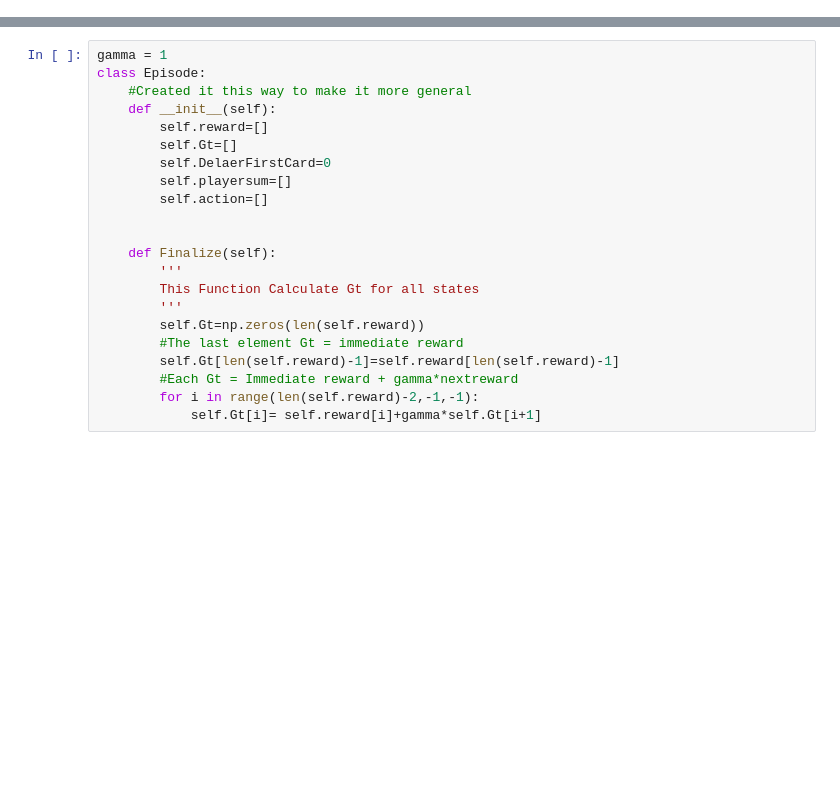
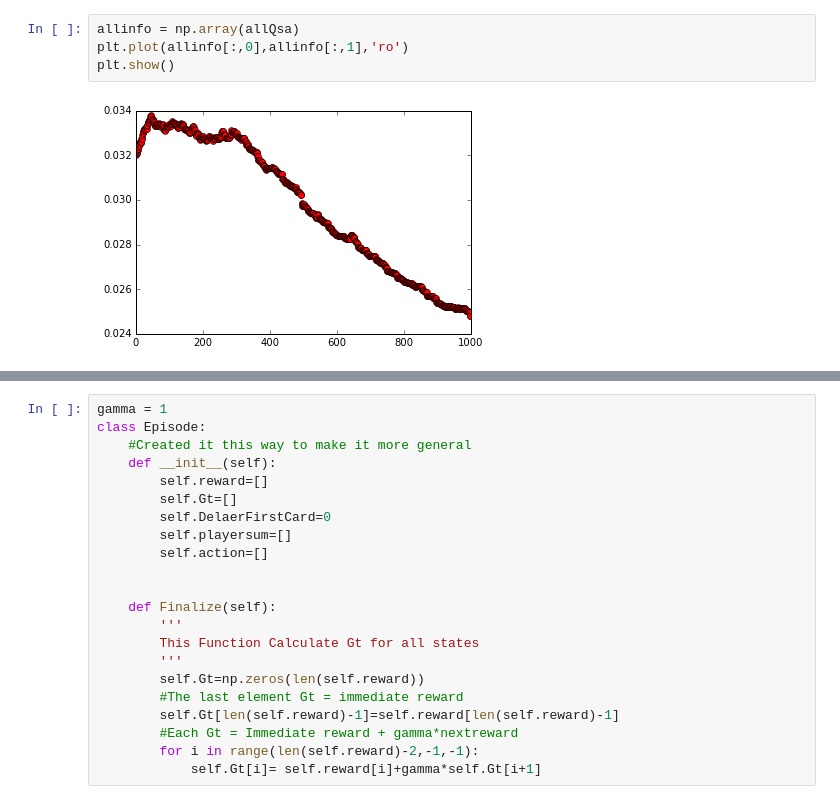
Before and after one commit to aqeel13932/RL-ML, a Jupyter notebook: hw4-sarsa/Environment.ipynb, the cells around one changed output, grey strips where cells are left out. Drawn from its saved outputs; the diff is of its cells as text; blank space fills up the shorter version.

```diff
--- a/hw4-sarsa/Environment.ipynb
+++ b/hw4-sarsa/Environment.ipynb
@@ -130,0 +242,6 @@ def CheckReward(s):
+# %%
+allinfo = np.array(allQsa)
+plt.plot(allinfo[:,0],allinfo[:,1],'ro')
+plt.show()
+# %% [output]
+[figure, added]
```
Also changed, not shown: parts of 17 cells of this notebook.
